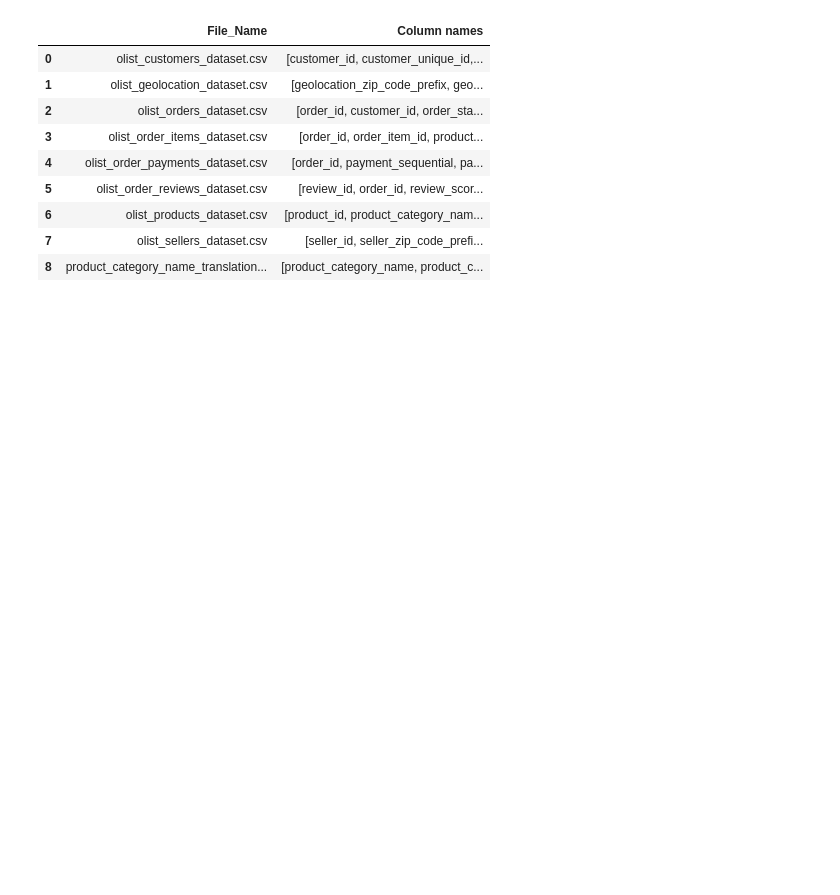
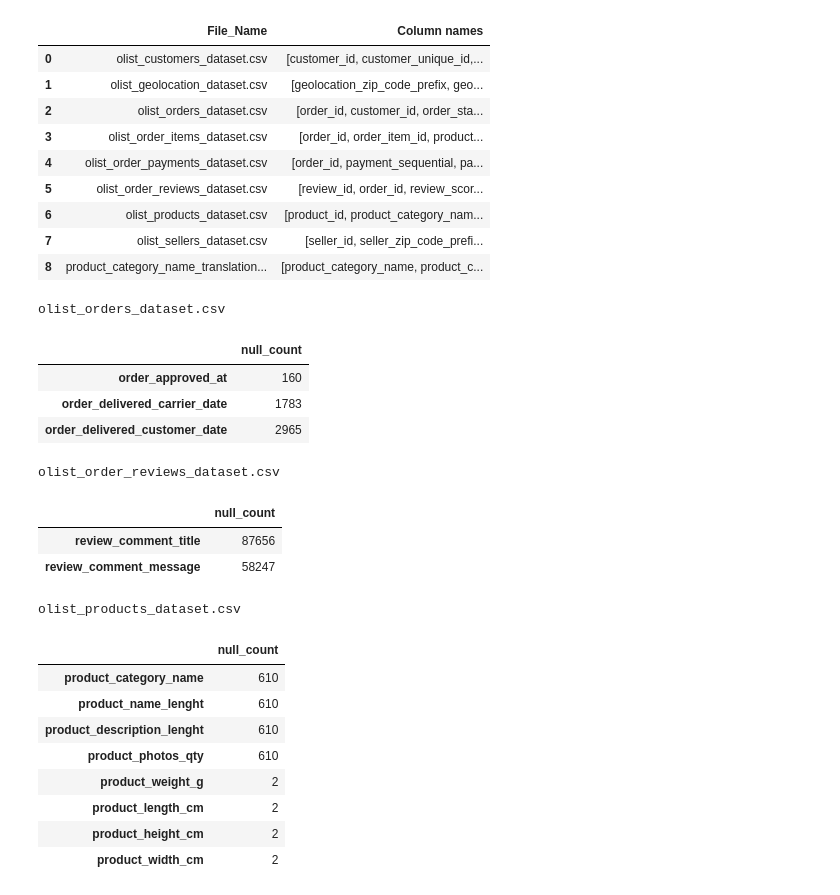
Before and after one commit to arshad-macy/Brazillian_ecommerce_analysis, a Jupyter notebook: pynotebooks/datacleaning.ipynb, the cells around one changed output. Cells and saved outputs as stored; diff of their text form; code cells hidden in the pictures; blank space fills up the shorter version.

```diff
--- a/pynotebooks/datacleaning.ipynb
+++ b/pynotebooks/datacleaning.ipynb
@@ -76,5 +103,38 @@ column_df
 | 6 | olist_products_dataset.csv | [product_id, product_category_nam... |
 | 7 | olist_sellers_dataset.csv | [seller_id, seller_zip_code_prefi... |
 | 8 | product_category_name_translation... | [product_category_name, product_c... |
+# %%
+for item in null_count:
+    s = item["Null columns"]
+    s = s[s > 0]
+
+    if s.empty:
+        pass
+        #print(item["File_Name"])
+        #print("No null values\n")
+    else:
+        print(item["File_Name"])
+        display(s.to_frame("null_count"))
+        #print(s)
+# %% [output]
+olist_orders_dataset.csv
+|  | null_count |
+| order_approved_at | 160 |
+| order_delivered_carrier_date | 1783 |
+| order_delivered_customer_date | 2965 |
+olist_order_reviews_dataset.csv
+|  | null_count |
+| review_comment_title | 87656 |
+| review_comment_message | 58247 |
+olist_products_dataset.csv
+|  | null_count |
+| product_category_name | 610 |
+| product_name_lenght | 610 |
+| product_description_lenght | 610 |
+| product_photos_qty | 610 |
+| product_weight_g | 2 |
+| product_length_cm | 2 |
+| product_height_cm | 2 |
+| product_width_cm | 2 |
 # %%
 for item in describe_prf:
```
Also changed, not shown: parts of 9 cells of this notebook.
